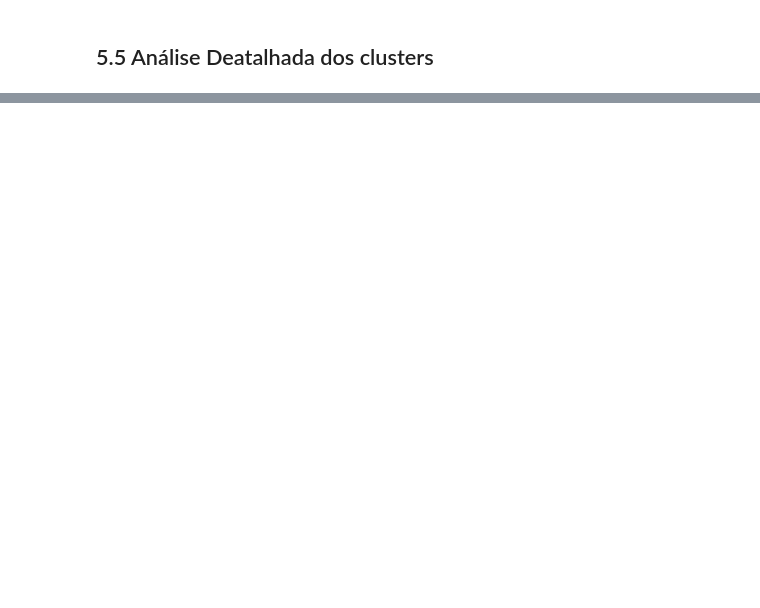
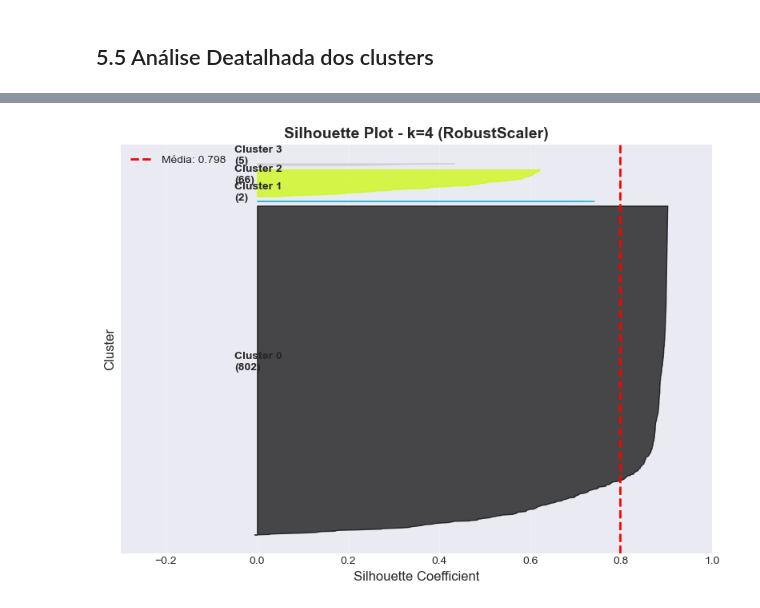
Before and after one commit to GGRoca/Intro_ML_ENAP, a Jupyter notebook: 4.1_Refinamento.ipynb, the cells around one changed output, grey strips where cells are left out. Cells and saved outputs as stored; diff of their text form; code cells hidden in the pictures; blank space fills up the shorter version.

```diff
--- a/4.1_Refinamento.ipynb
+++ b/4.1_Refinamento.ipynb
@@ -2550,7 +3490,7 @@ print("🗑️  REMOÇÃO DE COMPLEXOS")
 print("─" * 80)
 
 # Outliers extremos
-outliers_extremos = [17778, 19846, 28343, 31000, 34842, 6616]
+outliers_extremos = ['17778', '19846', '28343', '31000', '34842', '6616']
 
 # Complexos com baixa_atividade
 complexos_baixa_atividade = df_original[
@@ -2558,7 +3498,7 @@ complexos_baixa_atividade = df_original[
 ]['REGISTRO_COMPLEXO'].tolist()
 
 # Consolidar
-COMPLEXOS_A_REMOVER = outliers_extremos + complexos_baixa_atividade
+COMPLEXOS_A_REMOVER = list(set(outliers_extremos + complexos_baixa_atividade))
 
 print(f"\n📋 Complexos a remover:")
 print(f"   Outliers extremos: {len(outliers_extremos)}")
@@ -2572,4 +3512,8 @@ df_clean = df_original[mask_manter].copy()
 print(f"\n✅ Complexos removidos: {len(COMPLEXOS_A_REMOVER)}")
 print(f"✅ Complexos restantes: {len(df_clean)}")
 
+# Atualizar df_features
+df_features = df_clean.copy()
+print(f"✅ df_features atualizado: {len(df_features)} complexos")
+
 print("\n" + "=" * 80)
@@ -2817,43 +3858,67 @@ print("=" * 80)
 # %%
-# %%
-# 5.6 - INVESTIGAÇÃO DOS MICRO-CLUSTERS
-
 print("=" * 80)
-print("5.6 - INVESTIGAÇÃO DOS MICRO-CLUSTERS (k=4)")
+print("5.6 - DIAGRAMAS DE SILHUETA POR CLUSTER")
 print("=" * 80)
 
-# Cluster 1 (2 complexos)
-print("\n🔍 Cluster 1 (2 complexos):")
-cluster1 = df_features_fase5[df_features_fase5['cluster_k4'] == 1][
-    ['REGISTRO_COMPLEXO', 'municipio', 'UF', 'silhouette_k4']
-]
-display(cluster1)
+print("\n💡 Silhouette Diagram (Knife Plot):")
+print("   Mostra qualidade individual de cada complexo dentro do cluster")
+print("   Largura da 'faca' = quão bem o complexo pertence ao cluster\n")
 
-# Verificar características (primeiras 10 features contínuas)
-features_continuas_scaled = [f for f in features_fase5 if f.endswith('_scaled')][:10]
-print("\nCaracterísticas (primeiras 10 features):")
-display(df_features_fase5[df_features_fase5['cluster_k4'] == 1][features_continuas_scaled].T)
+# Usar k=4 (RobustScaler - Fase 5)
+labels_plot = labels_k4
+X_plot = X_fase5
+n_clusters = 4
 
-# Cluster 2 (5 complexos)
-print("\n" + "─" * 80)
-print("\n🔍 Cluster 2 (5 complexos):")
-cluster2 = df_features_fase5[df_features_fase5['cluster_k4'] == 2][
-    ['REGISTRO_COMPLEXO', 'municipio', 'UF', 'silhouette_k4']
-]
-display(cluster2)
+# Calcular silhouette por amostra
+silhouette_vals = silhouette_samples(X_plot, labels_plot)
+silhouette_avg = silhouette_vals.mean()
 
-print("\nCaracterísticas (primeiras 10 features):")
-display(df_features_fase5[df_features_fase5['cluster_k4'] == 2][features_continuas_scaled].T)
+# Plot
+fig, ax = plt.subplots(figsize=(8, 6))
 
-# Estatísticas do Cluster 0 (gigante)
-print("\n" + "─" * 80)
-print("\n📊 Cluster 0 (803 complexos - 92%):")
-print("\nEstatísticas básicas (5 features principais):")
+y_lower = 10
+colors = cm.nipy_spectral(np.linspace(0, 1, n_clusters))
 
-principais = ['num_salas_scaled', 'volume_log_scaled', 'pct_sessoes_brasileiras_scaled',
-              'pct_sessoes_major_scaled', 'pct_obras_nao_anglo_scaled']
+for i, color in zip(range(n_clusters), colors):
+    # Silhouettes deste cluster
+    cluster_silhouette_vals = silhouette_vals[labels_plot == i]
+    cluster_silhouette_vals.sort()
 
-stats_cluster0 = df_features_fase5[df_features_fase5['cluster_k4'] == 0][principais].describe()
-display(stats_cluster0)
+    size_cluster = cluster_silhouette_vals.shape[0]
+    y_upper = y_lower + size_cluster
+
+    ax.fill_betweenx(np.arange(y_lower, y_upper),
+                     0, cluster_silhouette_vals,
+                     facecolor=color, edgecolor=color, alpha=0.7)
+
+    # Label no meio do cluster
+    ax.text(-0.05, y_lower + 0.5 * size_cluster, f'Cluster {i}\n({size_cluster})',
+            fontsize=10, fontweight='bold')
+
+    y_lower = y_upper + 10
+
+# Linha da média
+ax.axvline(x=silhouette_avg, color="red", linestyle="--", linewidth=2,
+           label=f'Média: {silhouette_avg:.3f}')
+
+ax.set_xlabel("Silhouette Coefficient", fontsize=12)
+ax.set_ylabel("Cluster", fontsize=12)
+ax.set_title(f"Silhouette Plot - k={n_clusters} (RobustScaler)",
+             fontsize=14, fontweight='bold')
+
+ax.set_yticks([])
+ax.set_xlim([-0.3, 1])
+ax.legend(loc='best')
+ax.grid(True, alpha=0.3, axis='x')
+
+plt.tight_layout()
+plt.show()
+
+print(f"\n📊 INTERPRETAÇÃO:")
+print(f"   Silhouette médio: {silhouette_avg:.4f}")
+print(f"   • Valores negativos = complexos mal alocados")
+print(f"   • Clusters 'finos' = baixa coesão interna")
+print(f"   • Clusters desbalanceados = knife plots muito desiguais")
 
 print("\n" + "=" * 80)
+# %% [output]
@@ -2859,0 +3932 @@ print("\n" + "=" * 80)
+[figure, added]
```
Also changed, not shown: parts of 80 cells of this notebook.
